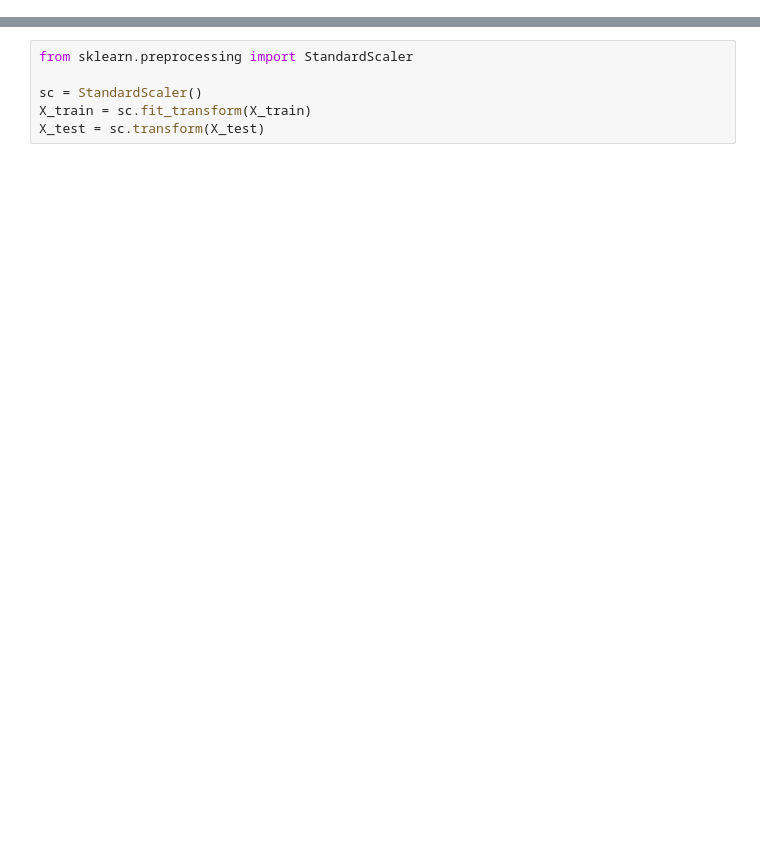
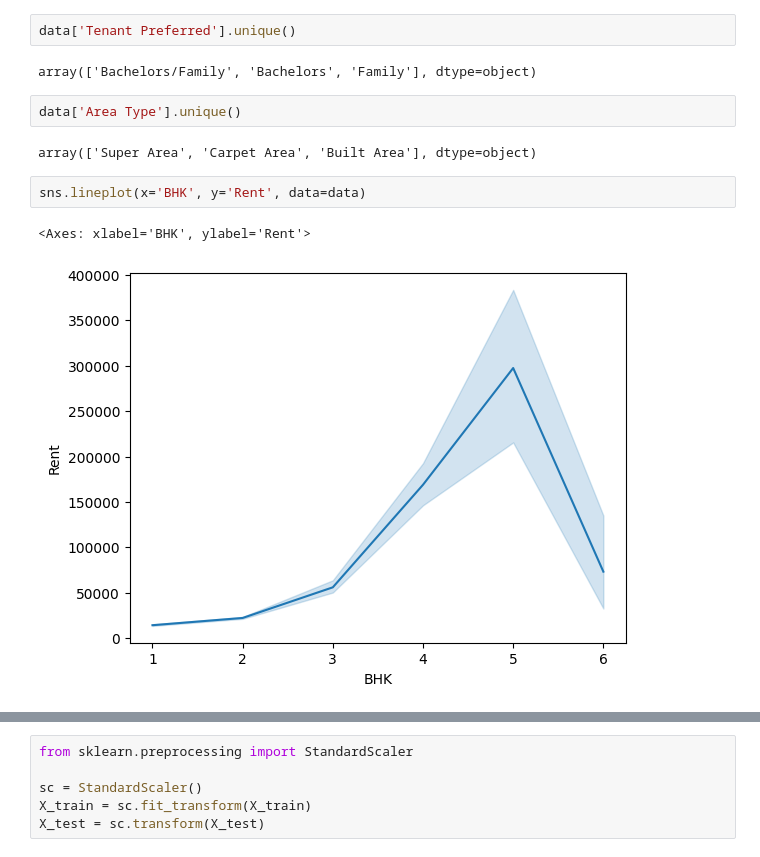
Before and after one commit to angelodelapaz/HouseRentRegressionModel, a Jupyter notebook: LabExercise1.ipynb, the cells around one changed output, grey strips where cells are left out. Saved outputs shown, nothing was run; the diff lists cells and outputs as text; blank space fills up the shorter version.

```diff
--- a/LabExercise1.ipynb
+++ b/LabExercise1.ipynb
@@ -85,0 +21,13 @@ Name: count, Length: 2235, dtype: int64
+# %%
+data['Tenant Preferred'].unique()
+# %% [output]
+array(['Bachelors/Family', 'Bachelors', 'Family'], dtype=object)
+# %%
+data['Area Type'].unique()
+# %% [output]
+array(['Super Area', 'Carpet Area', 'Built Area'], dtype=object)
+# %%
+sns.lineplot(x='BHK', y='Rent', data=data)
+# %% [output]
+<Axes: xlabel='BHK', ylabel='Rent'>
+[figure, added]
```
Also changed, not shown: parts of 37 cells of this notebook, 1 other file.
